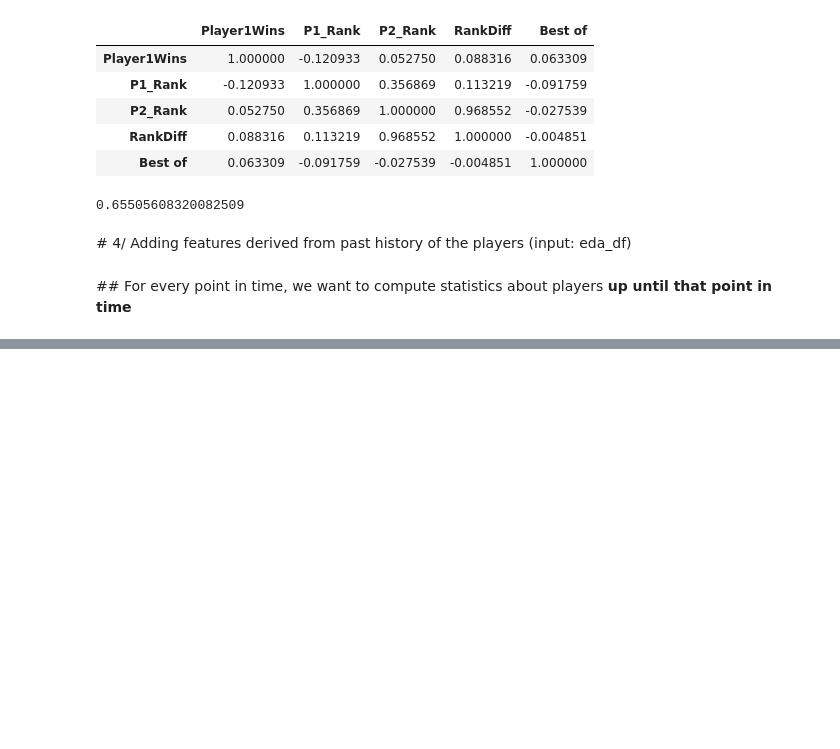
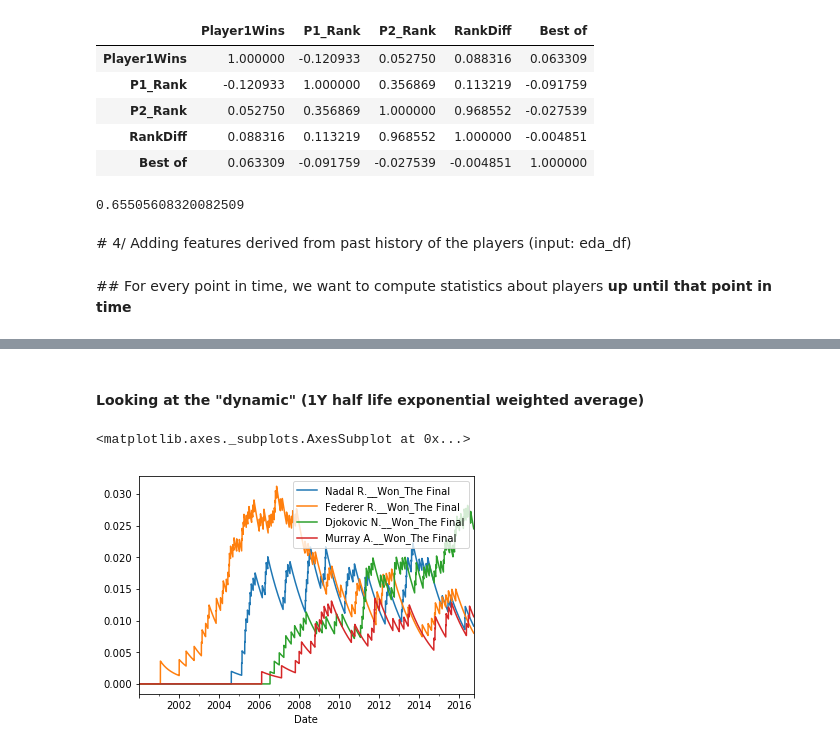
Before and after one commit to Vinh-CHUC/general-assembly-data-science-project, a Jupyter notebook: Exploratory Data Analysis.ipynb, the cells around one changed output, grey strips where cells are left out. Drawn from its saved outputs; the diff is of its cells as text; code cells hidden in the pictures; blank space fills up the shorter version.

```diff
--- a/Exploratory Data Analysis.ipynb
+++ b/Exploratory Data Analysis.ipynb
@@ -274,0 +326,8 @@ my_df.rolling(12).apply(lambda x: sum(x))
+# %% [markdown]
+#### Looking at the "dynamic" (1Y half life exponential weighted average)
+# %%
+rolling_1Y_stats = resampled_stats.ewm(halflife=365).mean()
+rolling_1Y_stats[[p + "__Won_The Final" for p in players]].plot()
+# %% [output]
+<matplotlib.axes._subplots.AxesSubplot at 0x...>
+[figure, added]
```
Also changed, not shown: parts of 29 cells of this notebook, 1 other file.
